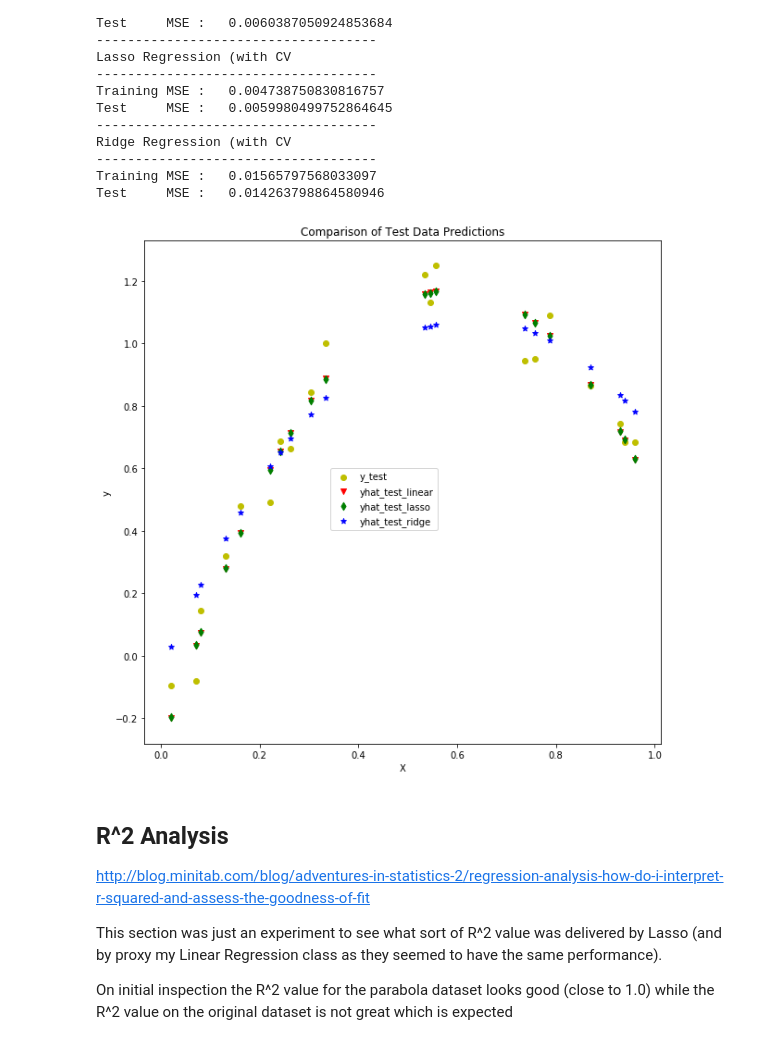
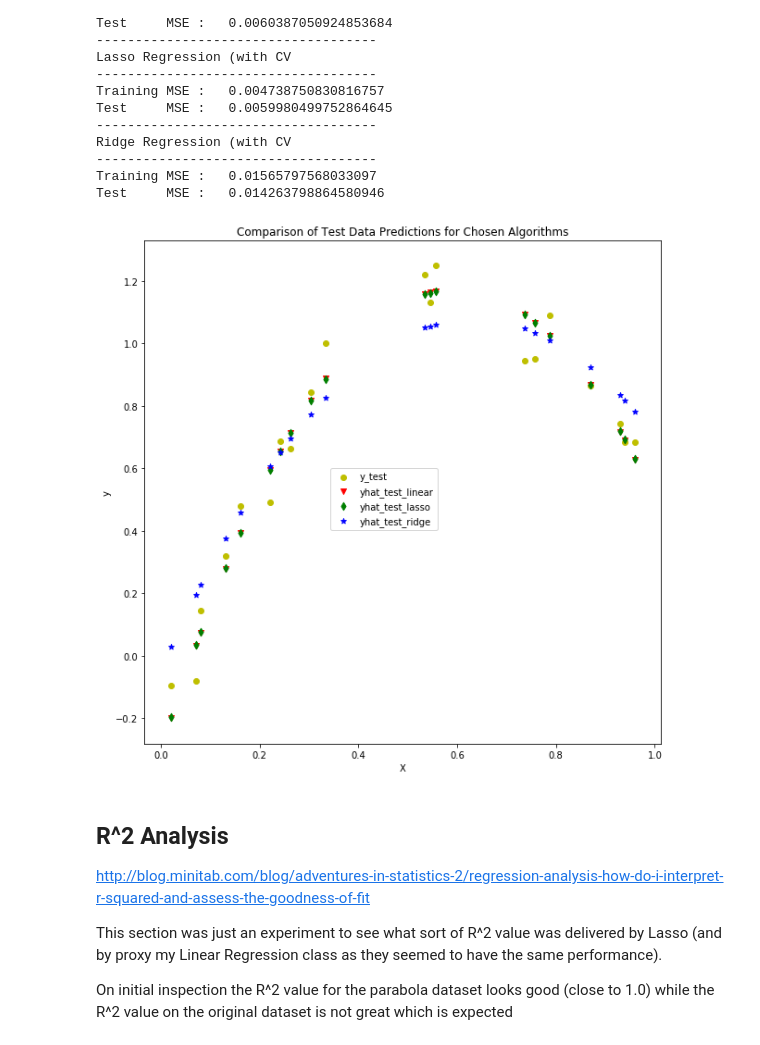
Before and after one commit to vipulpopat/MSCAI_Sem1_Etivity3, a Jupyter notebook: Etivity3_LinearRegression_9939245.ipynb, the cells around one changed output. Saved outputs shown, nothing was run; the diff lists cells and outputs as text; code cells hidden in the pictures.

Commit message:
Update Etivity3_LinearRegression_9939245.ipynb
Final Submission

```diff
--- a/Etivity3_LinearRegression_9939245.ipynb
+++ b/Etivity3_LinearRegression_9939245.ipynb
@@ -558,20 +558,20 @@ Ridge Regression (with CV
 Training MSE :   0.01565797568033097
 Test     MSE :   0.014263798864580946
 # %%
-# Plot Training  and Test Data
+# Plot Predicted Data from Parabola Dataset using the Three Algorithms (linear, lasso and ridge)
 plt.rcParams["figure.figsize"] = (10, 10)
-plt.title("Comparison of Test Data Predictions")
+plt.title("Comparison of Test Data Predictions for Chosen Algorithms")
 plt.ylabel('y')
 plt.xlabel('X')
 plt.scatter(X_parab_test[:,0], y_parab_test,color='y', label='y_test', marker='o')
 plt.scatter(X_parab_test[:,0], yhat_parab_test,color='r',label='yhat_test_linear', marker='v')
 plt.scatter(X_parab_test[:,0], y_hat_lasso_cv_parab_test,color='g',label='yhat_test_lasso', marker='d')
 plt.scatter(X_parab_test[:,0], y_hat_ridge_cv_parab_test,color='b',label='yhat_test_ridge', marker='*')
 plt.figlegend(loc='center')
 
 plt.show()
 # %% [output]
-[figure, old version]
+[figure, new version]
 # %% [markdown]
 ## R^2 Analysis
 http://blog.minitab.com/blog/adventures-in-statistics-2/regression-analysis-how-do-i-interpret-r-squared-and-assess-the-goodness-of-fit
```
